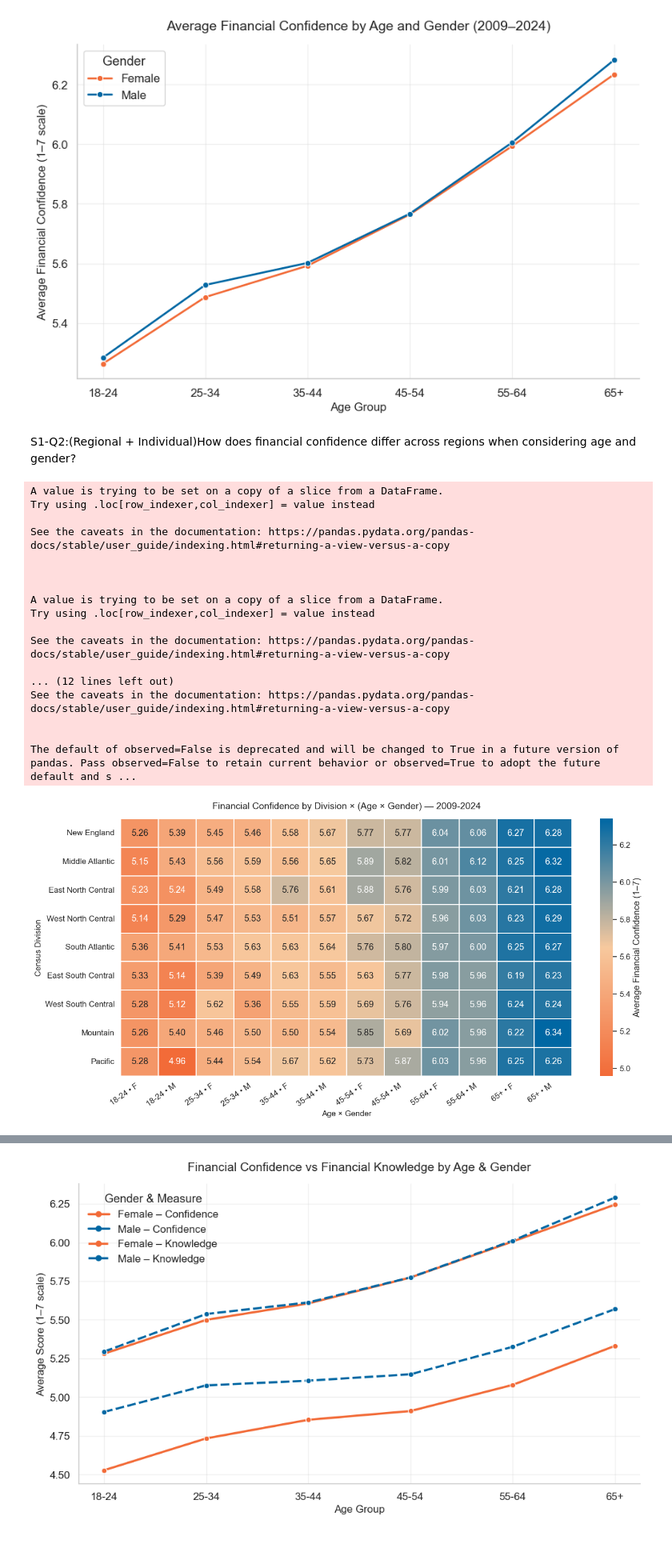
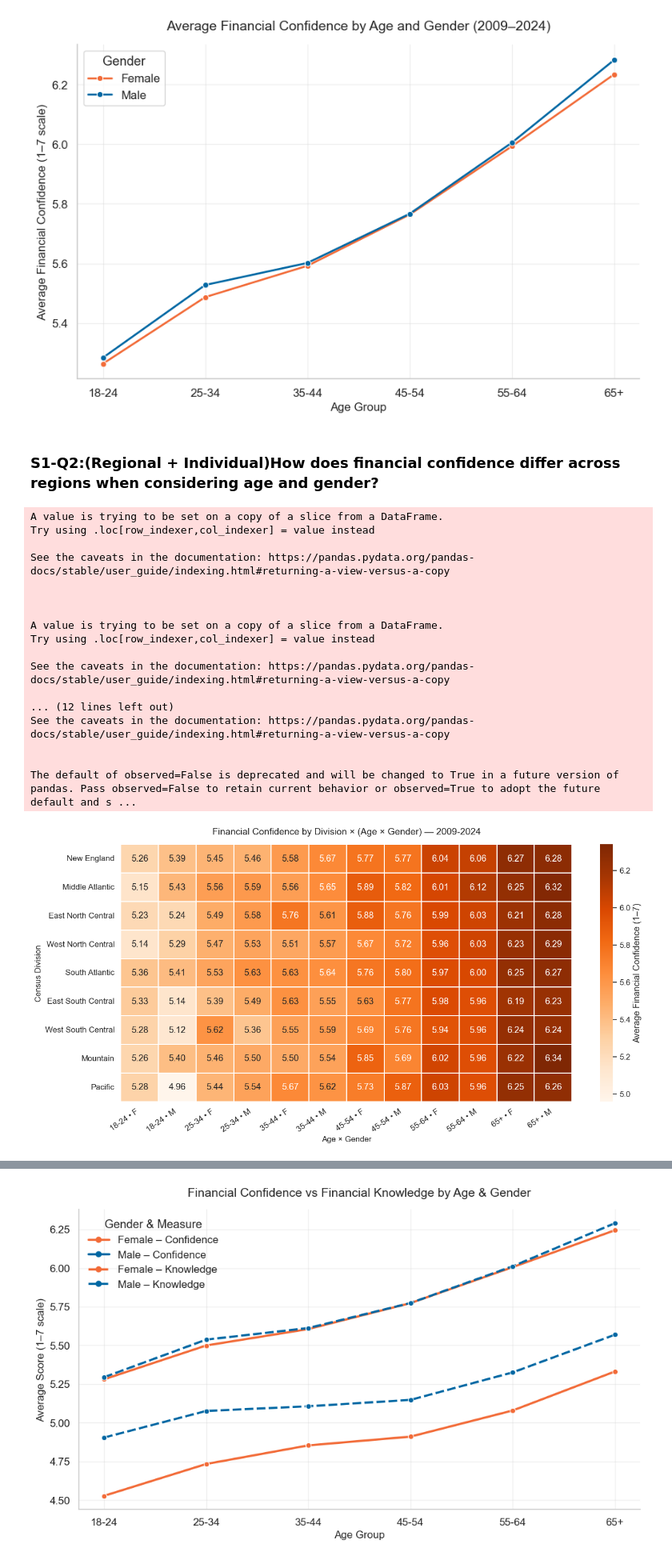
Before and after one commit to Fasty8/ba780-fall25-a08, a Jupyter notebook: FINRA National Financial Capability Study/yinyue_Visualizations.ipynb, the cells around one changed output, grey strips where cells are left out. Shown at 80% size. Drawn from its saved outputs; the diff is of its cells as text; code cells hidden in the pictures.

```diff
--- a/FINRA National Financial Capability Study/yinyue_Visualizations.ipynb
+++ b/FINRA National Financial Capability Study/yinyue_Visualizations.ipynb
@@ -110,7 +87,7 @@ plt.show()
 # %% [output]
 [figure]
 # %% [markdown]
-S1-Q2:(Regional + Individual)How does financial confidence differ across regions when considering age and gender?
+### S1-Q2:(Regional + Individual)How does financial confidence differ across regions when considering age and gender?
 # %%
 # --- Step 1: Clean and normalize confidence column ---
 # Map qualitative confidence responses to numeric scale (1–7)
@@ -176,7 +153,7 @@ heat = (
 plt.figure(figsize=(14, 7))
 sns.heatmap(
     heat,
-    cmap=sunset_orange_blue,
+    cmap="Oranges",
     annot=True,
     fmt=".2f",
     linewidths=0.3,
@@ -184,32 +161,32 @@ sns.heatmap(
 )
 
 # --- Step 5: Customize chart aesthetics ---
 plt.title("Financial Confidence by Division × (Age × Gender) — 2009-2024", fontsize=14, pad=15)
 plt.xlabel("Age × Gender", fontsize=12)
 plt.ylabel("Census Division", fontsize=12)
 plt.xticks(rotation=35, ha="right")
 plt.yticks(rotation=0)
 sns.despine(left=True, bottom=True)
 
 plt.tight_layout()
 plt.show()
 # %% [output]
 A value is trying to be set on a copy of a slice from a DataFrame.
 Try using .loc[row_indexer,col_indexer] = value instead
 
 See the caveats in the documentation: https://pandas.pydata.org/pandas-docs/stable/user_guide/indexing.html#returning-a-view-versus-a-copy
 
 
 
 A value is trying to be set on a copy of a slice from a DataFrame.
 Try using .loc[row_indexer,col_indexer] = value instead
 
 See the caveats in the documentation: https://pandas.pydata.org/pandas-docs/stable/user_guide/indexing.html#returning-a-view-versus-a-copy
 
 ... (12 lines left out)
 See the caveats in the documentation: https://pandas.pydata.org/pandas-docs/stable/user_guide/indexing.html#returning-a-view-versus-a-copy
 
 
 The default of observed=False is deprecated and will be changed to True in a future version of pandas. Pass observed=False to retain current behavior or observed=True to adopt the future default and s ...
-[figure, old version]
+[figure, new version]
 # %% [markdown]
```
Also changed, not shown: parts of 32 cells of this notebook.
